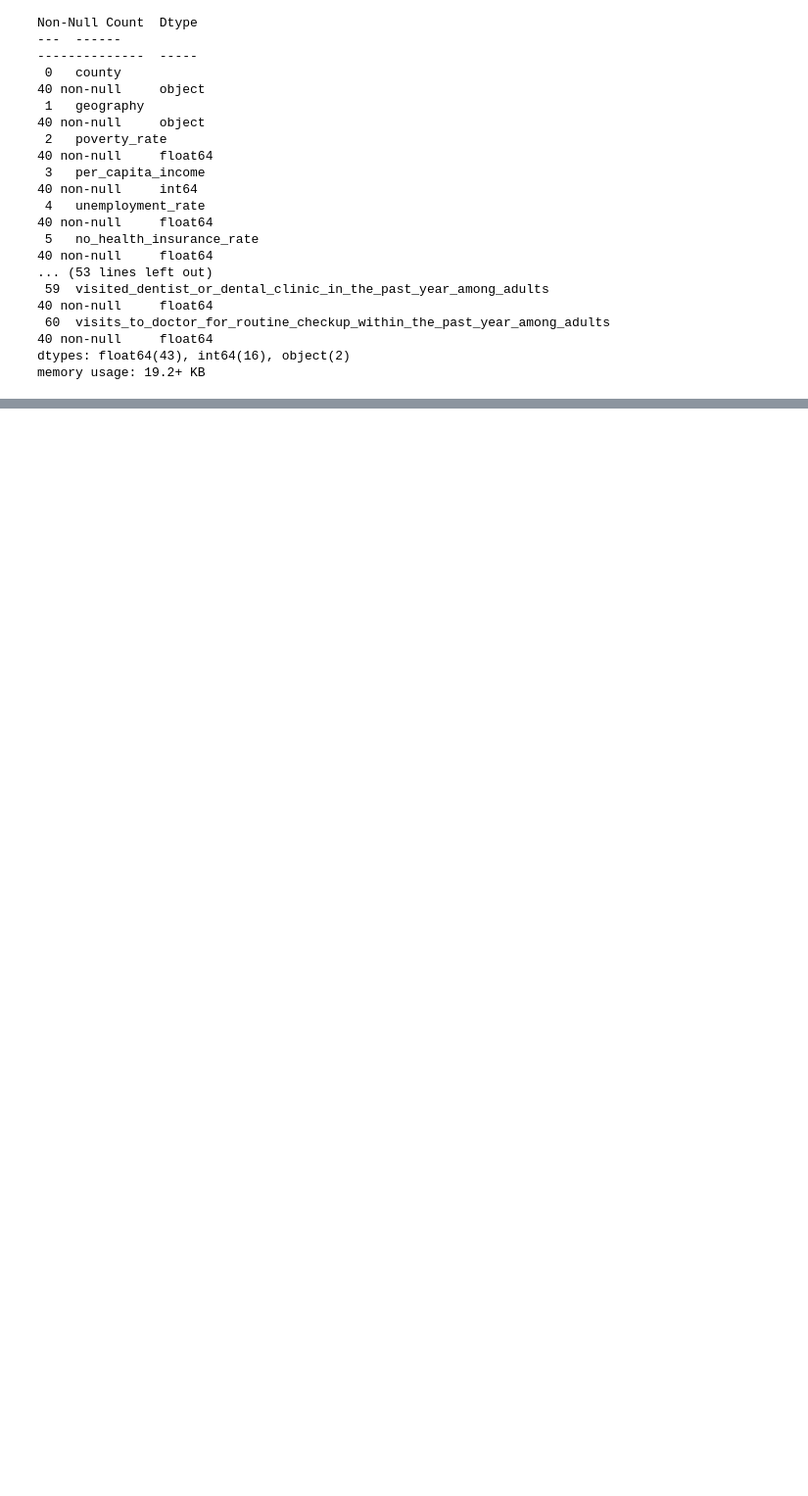
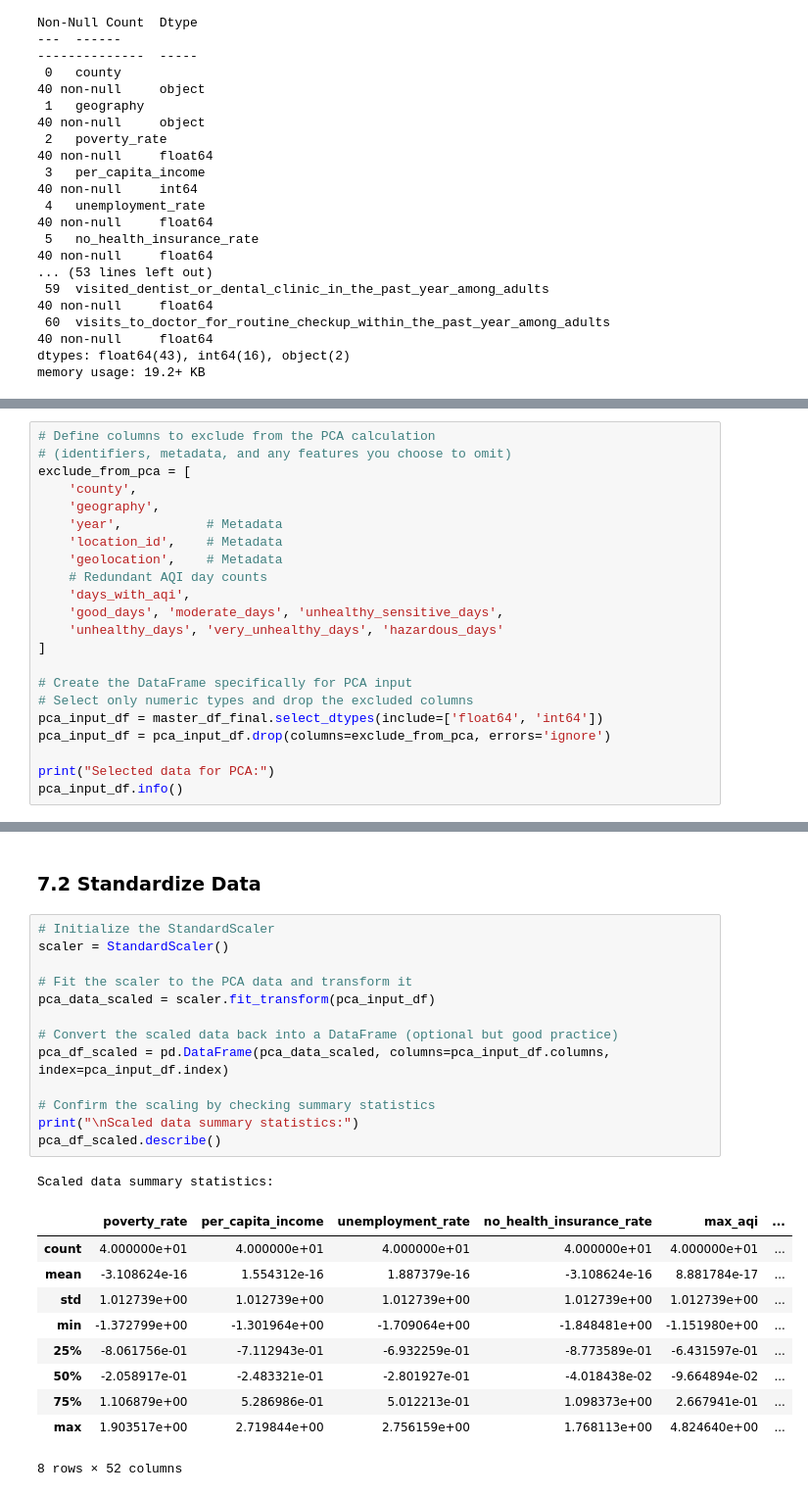
Before and after one commit to shilpa-kannan-11/Environmental-Quality-Index, a Jupyter notebook: notebooks/01_initial_data_exploration.ipynb, the cells around one changed output, grey strips where cells are left out. Shown at 98% size. Cells and saved outputs as stored; diff of their text form; blank space fills up the shorter version.

```diff
--- a/notebooks/01_initial_data_exploration.ipynb
+++ b/notebooks/01_initial_data_exploration.ipynb
@@ -657,0 +666,22 @@ memory usage: 19.2+ KB
+# %%
+# Define columns to exclude from the PCA calculation
+# (identifiers, metadata, and any features you choose to omit)
+exclude_from_pca = [
+    'county',
+    'geography',
+    'year',           # Metadata
+    'location_id',    # Metadata
+    'geolocation',    # Metadata
+    # Redundant AQI day counts
+    'days_with_aqi',
+    'good_days', 'moderate_days', 'unhealthy_sensitive_days',
+    'unhealthy_days', 'very_unhealthy_days', 'hazardous_days'
+]
+
+# Create the DataFrame specifically for PCA input
+# Select only numeric types and drop the excluded columns
+pca_input_df = master_df_final.select_dtypes(include=['float64', 'int64'])
+pca_input_df = pca_input_df.drop(columns=exclude_from_pca, errors='ignore')
+
+print("Selected data for PCA:")
+pca_input_df.info()
@@ -657,0 +706,27 @@ memory usage: 19.2+ KB
+# %% [markdown]
+### 7.2 Standardize Data
+# %%
+# Initialize the StandardScaler
+scaler = StandardScaler()
+
+# Fit the scaler to the PCA data and transform it
+pca_data_scaled = scaler.fit_transform(pca_input_df)
+
+# Convert the scaled data back into a DataFrame (optional but good practice)
+pca_df_scaled = pd.DataFrame(pca_data_scaled, columns=pca_input_df.columns, index=pca_input_df.index)
+
+# Confirm the scaling by checking summary statistics
+print("\nScaled data summary statistics:")
+pca_df_scaled.describe()
+# %% [output]
+Scaled data summary statistics:
+|  | poverty_rate | per_capita_income | unemployment_rate | no_health_insurance_rate | max_aqi | ... |
+| count | 4.000000e+01 | 4.000000e+01 | 4.000000e+01 | 4.000000e+01 | 4.000000e+01 | ... |
+| mean | -3.108624e-16 | 1.554312e-16 | 1.887379e-16 | -3.108624e-16 | 8.881784e-17 | ... |
+| std | 1.012739e+00 | 1.012739e+00 | 1.012739e+00 | 1.012739e+00 | 1.012739e+00 | ... |
+| min | -1.372799e+00 | -1.301964e+00 | -1.709064e+00 | -1.848481e+00 | -1.151980e+00 | ... |
+| 25% | -8.061756e-01 | -7.112943e-01 | -6.932259e-01 | -8.773589e-01 | -6.431597e-01 | ... |
+| 50% | -2.058917e-01 | -2.483321e-01 | -2.801927e-01 | -4.018438e-02 | -9.664894e-02 | ... |
+| 75% | 1.106879e+00 | 5.286986e-01 | 5.012213e-01 | 1.098373e+00 | 2.667941e-01 | ... |
+| max | 1.903517e+00 | 2.719844e+00 | 2.756159e+00 | 1.768113e+00 | 4.824640e+00 | ... |
+8 rows × 52 columns
```
Also changed, not shown: parts of 12 cells of this notebook.
